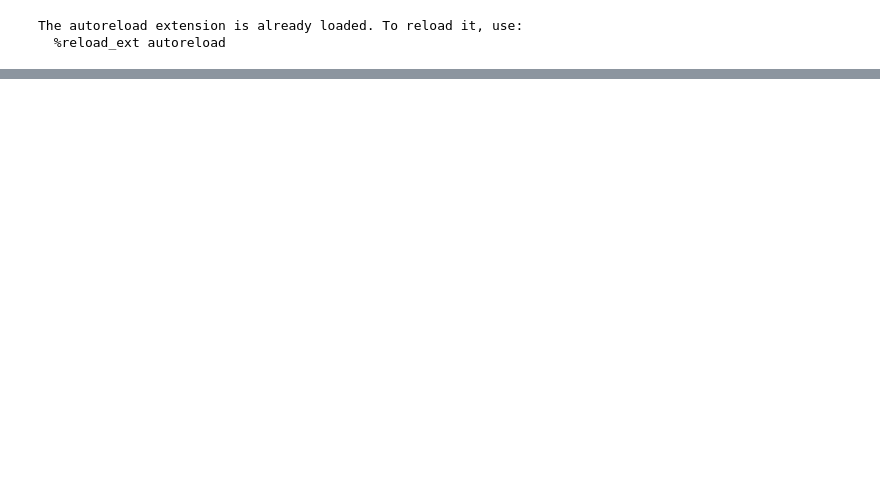
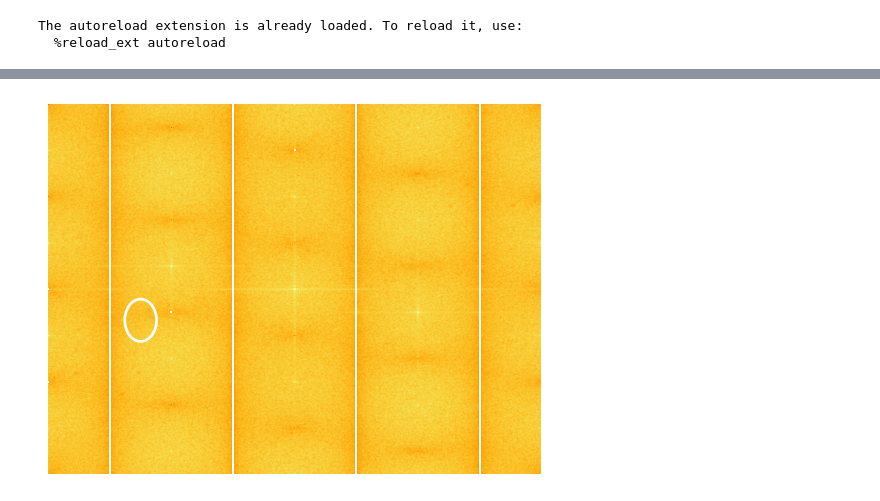
Before and after one commit to jysru/DLP-Shaping, a Jupyter notebook: test_piston.ipynb, the cells around one changed output, grey strips where cells are left out. Saved outputs shown, nothing was run; the diff lists cells and outputs as text; code cells hidden in the pictures; blank space fills up the shorter version.

```diff
--- a/test_piston.ipynb
+++ b/test_piston.ipynb
@@ -20,0 +33,19 @@ complex_imshow(dmd.field_matrix)
+# %%
+px = 4
+nuvec = np.array((1/px,1/px**2))
+SA_filter = 1.0*np.linalg.norm(nuvec)/6
+# %%
+f_val, px_comb, lut = generate_lut('sp', px)
+holo = holo_SP(target_field, lut, px_comb)
+# %%
+shaped_field, ft_holo = fourier_filter(holo, nuvec, SA_filter, get_ft=True)
+ft_holo_int = np.square(np.abs(ft_holo))
+ft_holo_log = 10 * np.log10(ft_holo_int)
+
+err_amp = np.abs(shaped_field) - np.abs(target_field)
+err_amp_norm = np.abs(shaped_field) / np.max(np.abs(shaped_field)) - np.abs(target_field) / np.max(np.abs(target_field))
+err_phi = np.angle(np.exp(1j * (np.angle(shaped_field) - np.angle(target_field))))
+# %%
+plot_four(ft_holo, log=True, ap_rad=SA_filter, ap_loc=nuvec)
+# %% [output]
+[figure, added]
```
Also changed, not shown: parts of 3 cells of this notebook, 9 other files.
